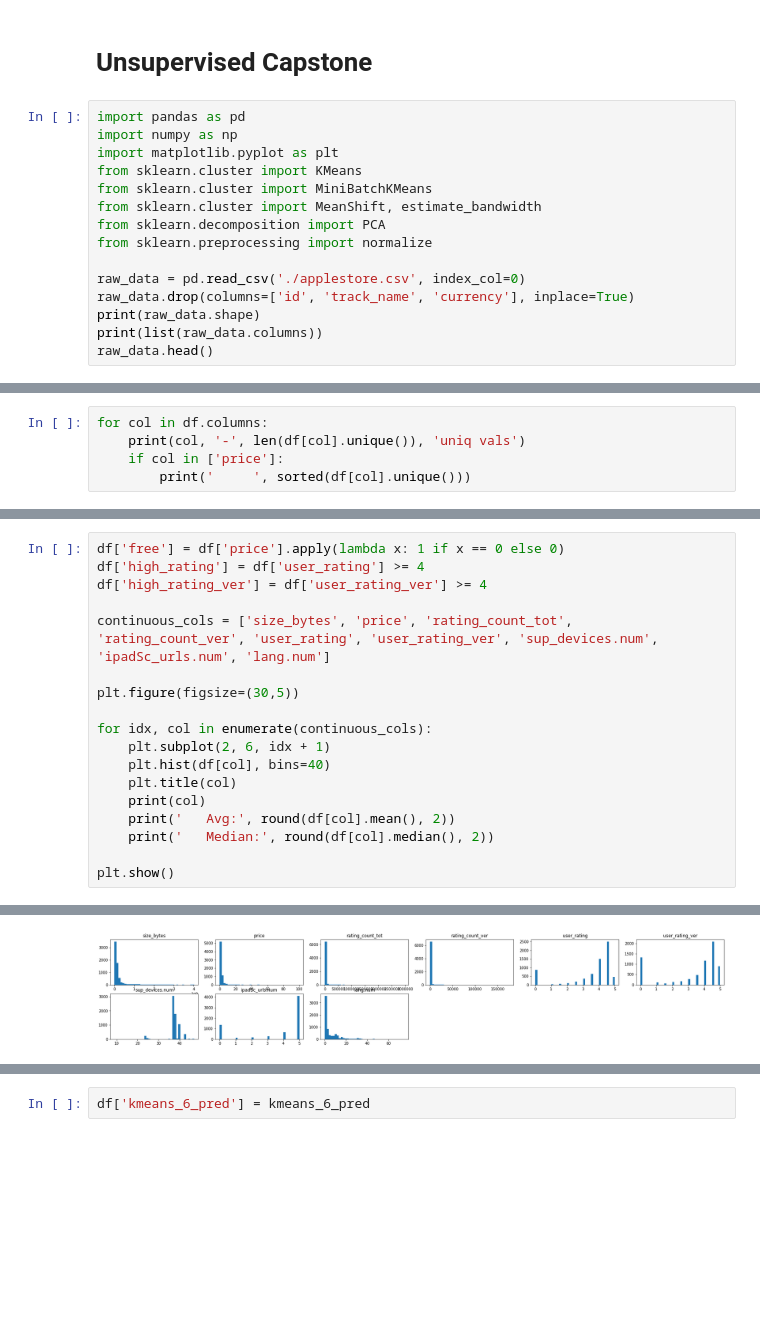
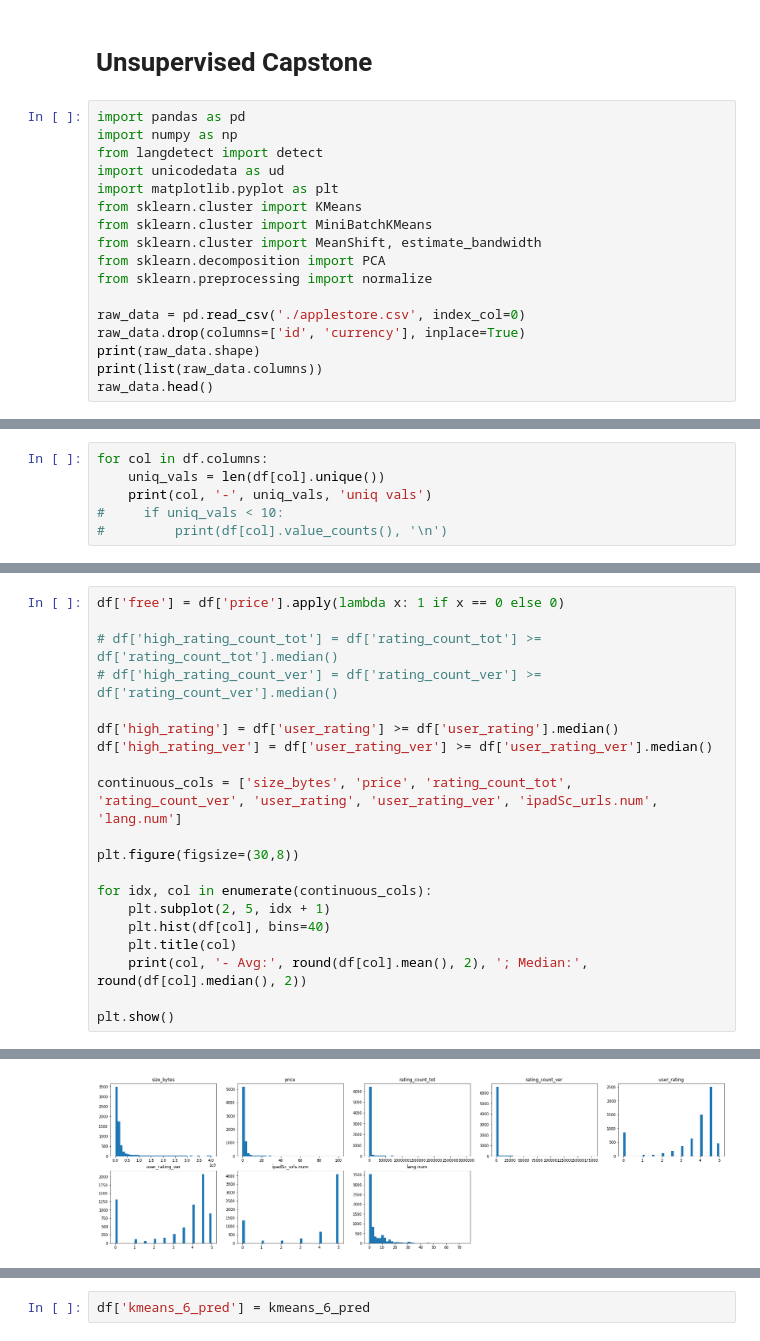
Before and after one commit to esthersweon/thinkful, a Jupyter notebook: main/unit_4/lesson_5_project_1.ipynb, the cells around one changed output, grey strips where cells are left out. Saved outputs shown, nothing was run; the diff lists cells and outputs as text; blank space fills up the shorter version.

```diff
--- a/main/unit_4/lesson_5_project_1.ipynb
+++ b/main/unit_4/lesson_5_project_1.ipynb
@@ -3,6 +3,8 @@
 # %%
 import pandas as pd
 import numpy as np
+from langdetect import detect
+import unicodedata as ud
 import matplotlib.pyplot as plt
 from sklearn.cluster import KMeans
 from sklearn.cluster import MiniBatchKMeans
@@ -11,7 +13,7 @@ from sklearn.decomposition import PCA
 from sklearn.preprocessing import normalize
 
 raw_data = pd.read_csv('./applestore.csv', index_col=0)
-raw_data.drop(columns=['id', 'track_name', 'currency'], inplace=True)
+raw_data.drop(columns=['id', 'currency'], inplace=True)
 print(raw_data.shape)
 print(list(raw_data.columns))
 raw_data.head()
@@ -52,7 +83,8 @@ Social                 167
 Name: prime_genre, dtype: int64
 # %%
 for col in df.columns:
-    print(col, '-', len(df[col].unique()), 'uniq vals')
-    if col in ['price']:
-        print('     ', sorted(df[col].unique()))
+    uniq_vals = len(df[col].unique())
+    print(col, '-', uniq_vals, 'uniq vals')
+#     if uniq_vals < 10:
+#         print(df[col].value_counts(), '\n')
 # %% [output]
@@ -73,19 +106,21 @@ vpp_lic - 2 uniq vals
 # %%
 df['free'] = df['price'].apply(lambda x: 1 if x == 0 else 0)
-df['high_rating'] = df['user_rating'] >= 4
-df['high_rating_ver'] = df['user_rating_ver'] >= 4
 
-continuous_cols = ['size_bytes', 'price', 'rating_count_tot', 'rating_count_ver', 'user_rating', 'user_rating_ver', 'sup_devices.num', 'ipadSc_urls.num', 'lang.num']
+# df['high_rating_count_tot'] = df['rating_count_tot'] >= df['rating_count_tot'].median()
+# df['high_rating_count_ver'] = df['rating_count_ver'] >= df['rating_count_ver'].median()
 
-plt.figure(figsize=(30,5))
+df['high_rating'] = df['user_rating'] >= df['user_rating'].median()
+df['high_rating_ver'] = df['user_rating_ver'] >= df['user_rating_ver'].median()
+
+continuous_cols = ['size_bytes', 'price', 'rating_count_tot', 'rating_count_ver', 'user_rating', 'user_rating_ver', 'ipadSc_urls.num', 'lang.num']
+
+plt.figure(figsize=(30,8))
 
 for idx, col in enumerate(continuous_cols):
-    plt.subplot(2, 6, idx + 1)
+    plt.subplot(2, 5, idx + 1)
     plt.hist(df[col], bins=40)
     plt.title(col)
-    print(col)
-    print('   Avg:', round(df[col].mean(), 2))
-    print('   Median:', round(df[col].median(), 2))
+    print(col, '- Avg:', round(df[col].mean(), 2), '; Median:', round(df[col].median(), 2))
 
 plt.show()
 # %% [output]
@@ -109,2 +135,2 @@ lang.num
-[figure, old version]
+[figure, new version]
 # %%
```
Also changed, not shown: parts of 21 cells of this notebook.
